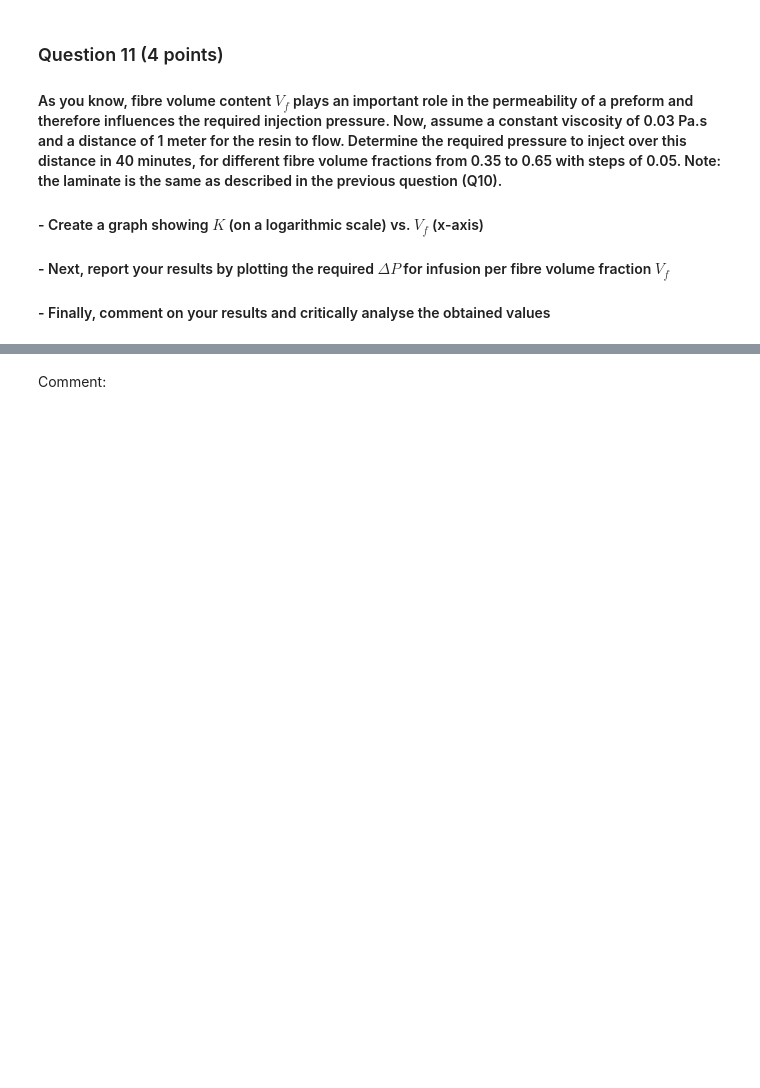
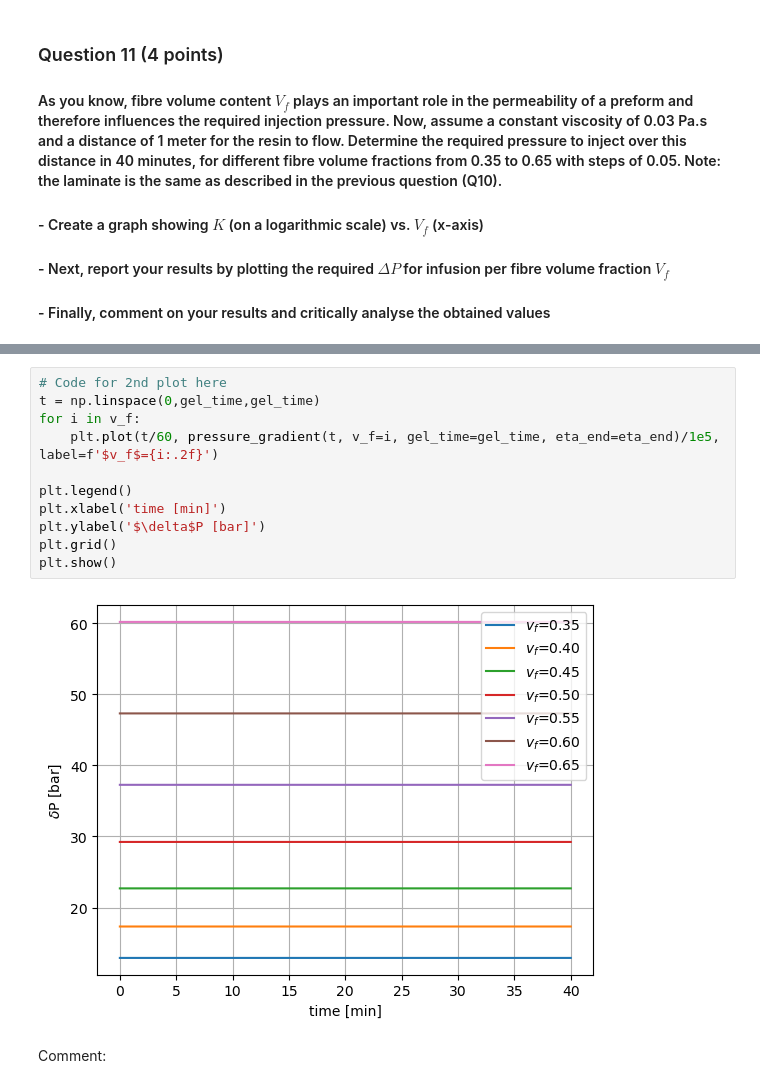
Before and after one commit to arthurstreebgreebling/PCM, a Jupyter notebook: A2 Rheokinetics/Notebook Rheokinetics.ipynb, the cells around one changed output, grey strips where cells are left out. Saved outputs shown, nothing was run; the diff lists cells and outputs as text; blank space fills up the shorter version.

```diff
--- a/A2 Rheokinetics/Notebook Rheokinetics.ipynb
+++ b/A2 Rheokinetics/Notebook Rheokinetics.ipynb
@@ -661,3 +679,16 @@ Reflection:
+# %%
+# Code for 2nd plot here
+t = np.linspace(0,gel_time,gel_time)
+for i in v_f:
+    plt.plot(t/60, pressure_gradient(t, v_f=i, gel_time=gel_time, eta_end=eta_end)/1e5, label=f'$v_f$={i:.2f}')
+
+plt.legend()
+plt.xlabel('time [min]')
+plt.ylabel('$\delta$P [bar]')
+plt.grid()
+plt.show()
+# %% [output]
+[figure, added]
 # %% [markdown]
 Comment:
 # %% [markdown]
```
Also changed, not shown: parts of 9 cells of this notebook.
